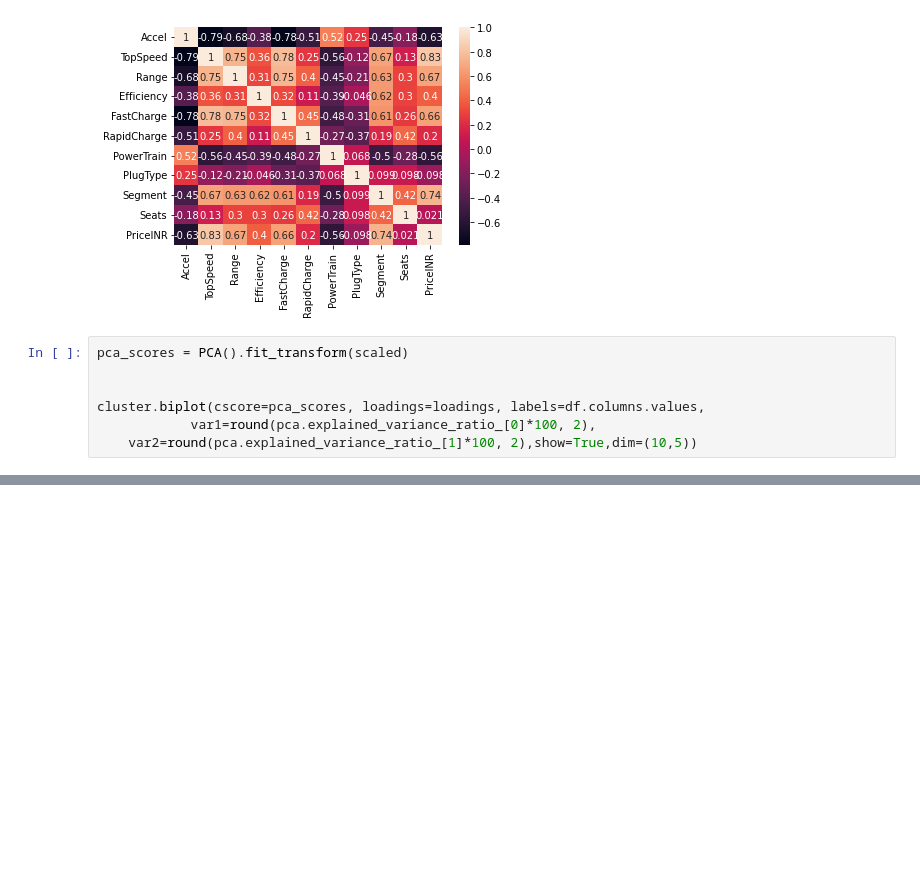
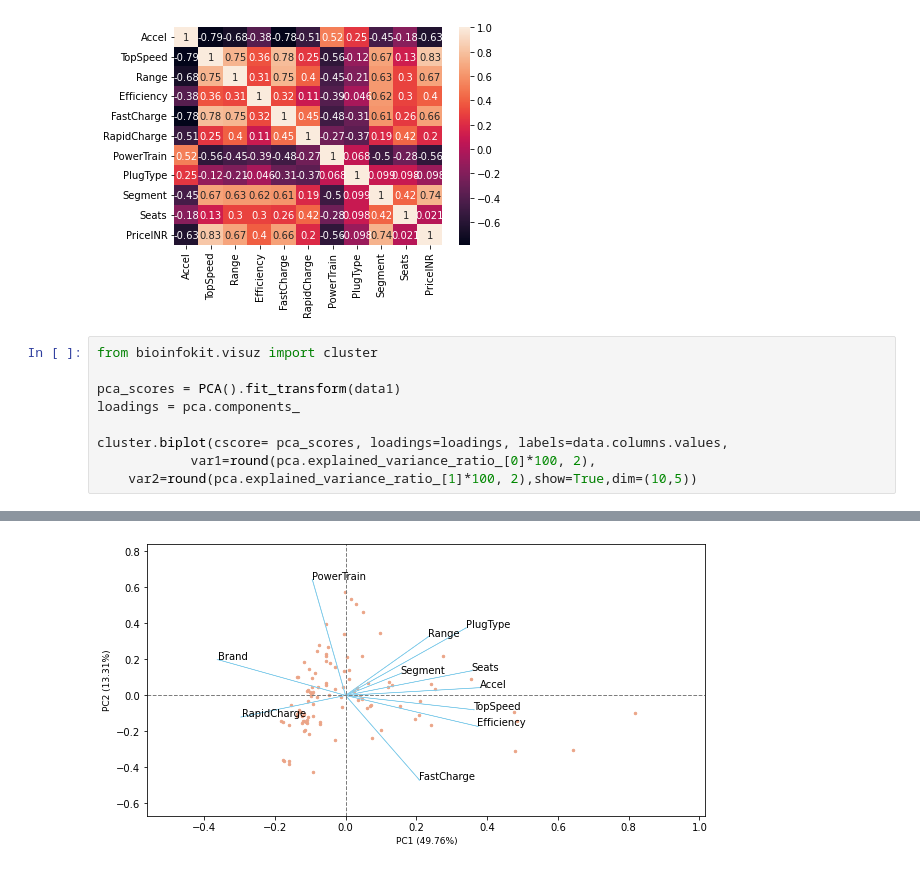
Before and after one commit to deepak03c/EV_Market_Segmentation, a Jupyter notebook: CLUSTERING_MODEL.ipynb, the cells around one changed output, grey strips where cells are left out. Drawn from its saved outputs; the diff is of its cells as text; blank space fills up the shorter version.

```diff
--- a/CLUSTERING_MODEL.ipynb
+++ b/CLUSTERING_MODEL.ipynb
@@ -467,10 +487,12 @@ sns.heatmap(data1.corr(), annot=True)
 <matplotlib.axes._subplots.AxesSubplot at 0x...>
 [figure]
 # %%
-pca_scores = PCA().fit_transform(scaled)
+from bioinfokit.visuz import cluster
 
+pca_scores = PCA().fit_transform(data1)
+loadings = pca.components_
 
-cluster.biplot(cscore=pca_scores, loadings=loadings, labels=df.columns.values,
+cluster.biplot(cscore= pca_scores, loadings=loadings, labels=data.columns.values,
             var1=round(pca.explained_variance_ratio_[0]*100, 2),
     var2=round(pca.explained_variance_ratio_[1]*100, 2),show=True,dim=(10,5))
 # %% [output]
@@ -477,0 +500 @@ NameError: ignored
+[figure, added]
```
Also changed, not shown: parts of 9 cells of this notebook.
